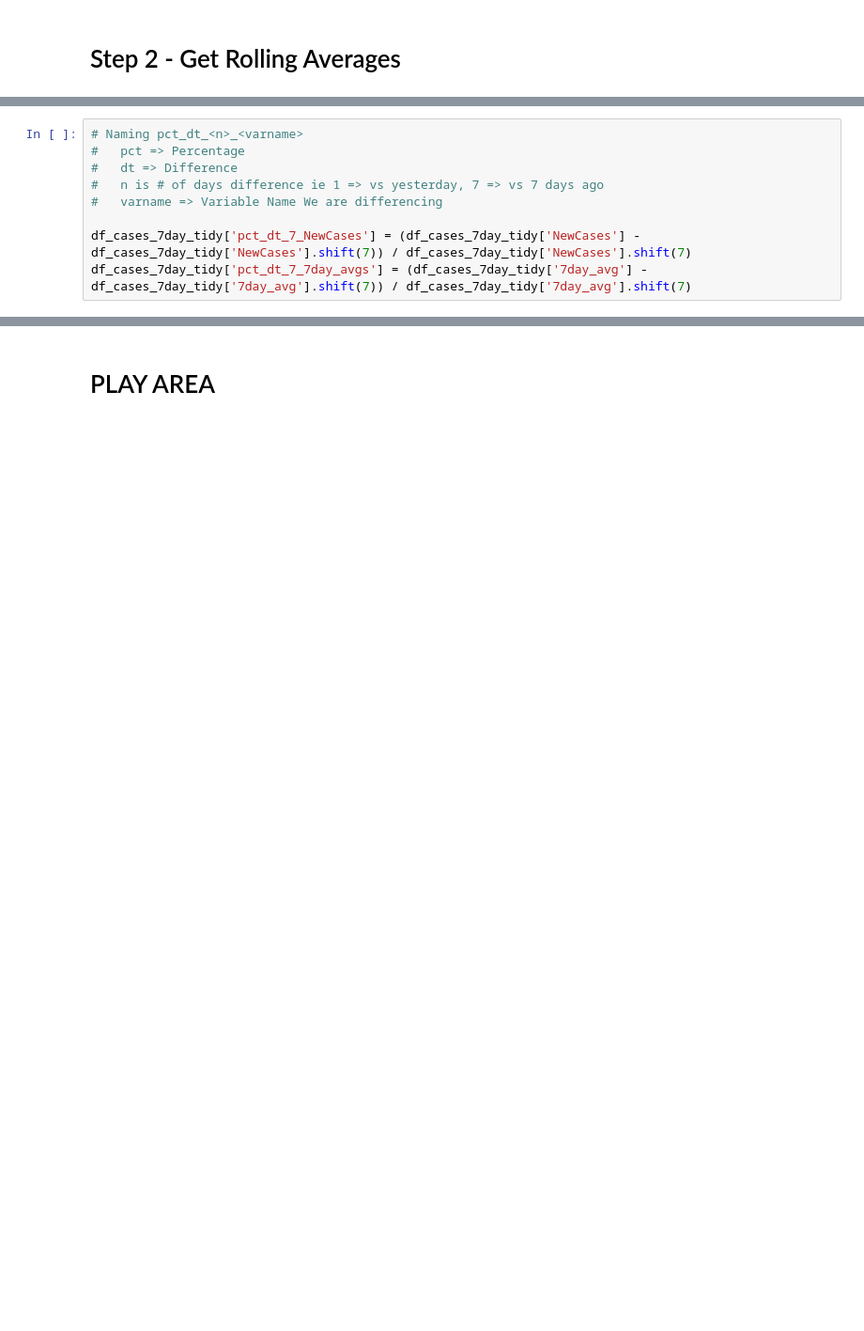
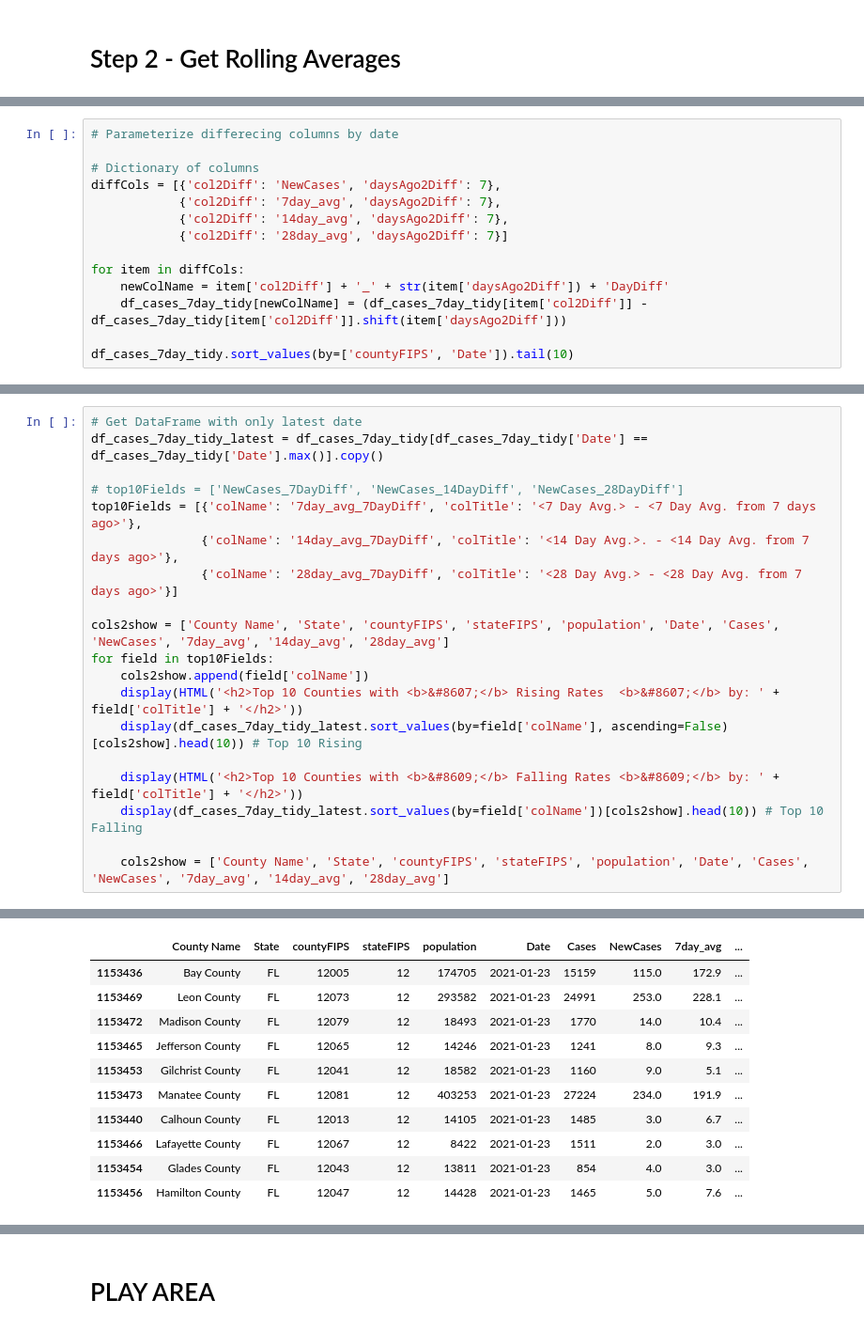
Before and after one commit to JaviThomas/Covid-County-LTC-Analysis, a Jupyter notebook: County-Analysis/County_hotspots.ipynb, the cells around one changed output, grey strips where cells are left out. Shown at 94% size. Drawn from its saved outputs; the diff is of its cells as text; blank space fills up the shorter version.

```diff
--- a/County-Analysis/County_hotspots.ipynb
+++ b/County-Analysis/County_hotspots.ipynb
@@ -143,9 +166,0 @@ df_cases_7day_tidy.tail(5)
-# %%
-# Naming pct_dt_<n>_<varname>
-#   pct => Percentage
-#   dt => Difference
-#   n is # of days difference ie 1 => vs yesterday, 7 => vs 7 days ago
-#   varname => Variable Name We are differencing
-
-df_cases_7day_tidy['pct_dt_7_NewCases'] = (df_cases_7day_tidy['NewCases'] - df_cases_7day_tidy['NewCases'].shift(7)) / df_cases_7day_tidy['NewCases'].shift(7)
-df_cases_7day_tidy['pct_dt_7_7day_avgs'] = (df_cases_7day_tidy['7day_avg'] - df_cases_7day_tidy['7day_avg'].shift(7)) / df_cases_7day_tidy['7day_avg'].shift(7)
@@ -180,0 +167,14 @@ See the caveats in the documentation: https://pandas.pydata.org/pandas-docs/stab
+# %%
+# Parameterize differecing columns by date
+
+# Dictionary of columns
+diffCols = [{'col2Diff': 'NewCases', 'daysAgo2Diff': 7},
+            {'col2Diff': '7day_avg', 'daysAgo2Diff': 7},
+            {'col2Diff': '14day_avg', 'daysAgo2Diff': 7},
+            {'col2Diff': '28day_avg', 'daysAgo2Diff': 7}]
+
+for item in diffCols:
+    newColName = item['col2Diff'] + '_' + str(item['daysAgo2Diff']) + 'DayDiff'
+    df_cases_7day_tidy[newColName] = (df_cases_7day_tidy[item['col2Diff']] - df_cases_7day_tidy[item['col2Diff']].shift(item['daysAgo2Diff']))
+
+df_cases_7day_tidy.sort_values(by=['countyFIPS', 'Date']).tail(10)
@@ -180,0 +195,20 @@ See the caveats in the documentation: https://pandas.pydata.org/pandas-docs/stab
+# %%
+# Get DataFrame with only latest date
+df_cases_7day_tidy_latest = df_cases_7day_tidy[df_cases_7day_tidy['Date'] == df_cases_7day_tidy['Date'].max()].copy()
+
+# top10Fields = ['NewCases_7DayDiff', 'NewCases_14DayDiff', 'NewCases_28DayDiff']
+top10Fields = [{'colName': '7day_avg_7DayDiff', 'colTitle': '<7 Day Avg.> - <7 Day Avg. from 7 days ago>'},
+               {'colName': '14day_avg_7DayDiff', 'colTitle': '<14 Day Avg.>. - <14 Day Avg. from 7 days ago>'},
+               {'colName': '28day_avg_7DayDiff', 'colTitle': '<28 Day Avg.> - <28 Day Avg. from 7 days ago>'}]
+
+cols2show = ['County Name', 'State', 'countyFIPS', 'stateFIPS', 'population', 'Date', 'Cases', 'NewCases', '7day_avg', '14day_avg', '28day_avg']
+for field in top10Fields:
+    cols2show.append(field['colName'])
+    display(HTML('<h2>Top 10 Counties with <b>&#8607;</b> Rising Rates  <b>&#8607;</b> by: ' + field['colTitle'] + '</h2>'))
+    display(df_cases_7day_tidy_latest.sort_values(by=field['colName'], ascending=False)[cols2show].head(10)) # Top 10 Rising
+
+    display(HTML('<h2>Top 10 Counties with <b>&#8609;</b> Falling Rates <b>&#8609;</b> by: ' + field['colTitle'] + '</h2>'))
+    display(df_cases_7day_tidy_latest.sort_values(by=field['colName'])[cols2show].head(10)) # Top 10 Falling
+
+    cols2show = ['County Name', 'State', 'countyFIPS', 'stateFIPS', 'population', 'Date', 'Cases', 'NewCases', '7day_avg', '14day_avg', '28day_avg']
+# %% [output]
@@ -180,0 +216,11 @@ See the caveats in the documentation: https://pandas.pydata.org/pandas-docs/stab
+|  | County Name | State | countyFIPS | stateFIPS | population | Date | Cases | NewCases | 7day_avg | ... |
+| 1153436 | Bay County | FL | 12005 | 12 | 174705 | 2021-01-23 | 15159 | 115.0 | 172.9 | ... |
+| 1153469 | Leon County | FL | 12073 | 12 | 293582 | 2021-01-23 | 24991 | 253.0 | 228.1 | ... |
+| 1153472 | Madison County | FL | 12079 | 12 | 18493 | 2021-01-23 | 1770 | 14.0 | 10.4 | ... |
+| 1153465 | Jefferson County | FL | 12065 | 12 | 14246 | 2021-01-23 | 1241 | 8.0 | 9.3 | ... |
+| 1153453 | Gilchrist County | FL | 12041 | 12 | 18582 | 2021-01-23 | 1160 | 9.0 | 5.1 | ... |
+| 1153473 | Manatee County | FL | 12081 | 12 | 403253 | 2021-01-23 | 27224 | 234.0 | 191.9 | ... |
+| 1153440 | Calhoun County | FL | 12013 | 12 | 14105 | 2021-01-23 | 1485 | 3.0 | 6.7 | ... |
+| 1153466 | Lafayette County | FL | 12067 | 12 | 8422 | 2021-01-23 | 1511 | 2.0 | 3.0 | ... |
+| 1153454 | Glades County | FL | 12043 | 12 | 13811 | 2021-01-23 | 854 | 4.0 | 3.0 | ... |
+| 1153456 | Hamilton County | FL | 12047 | 12 | 14428 | 2021-01-23 | 1465 | 5.0 | 7.6 | ... |
```
Also changed, not shown: parts of 39 cells of this notebook, 1 other file.
